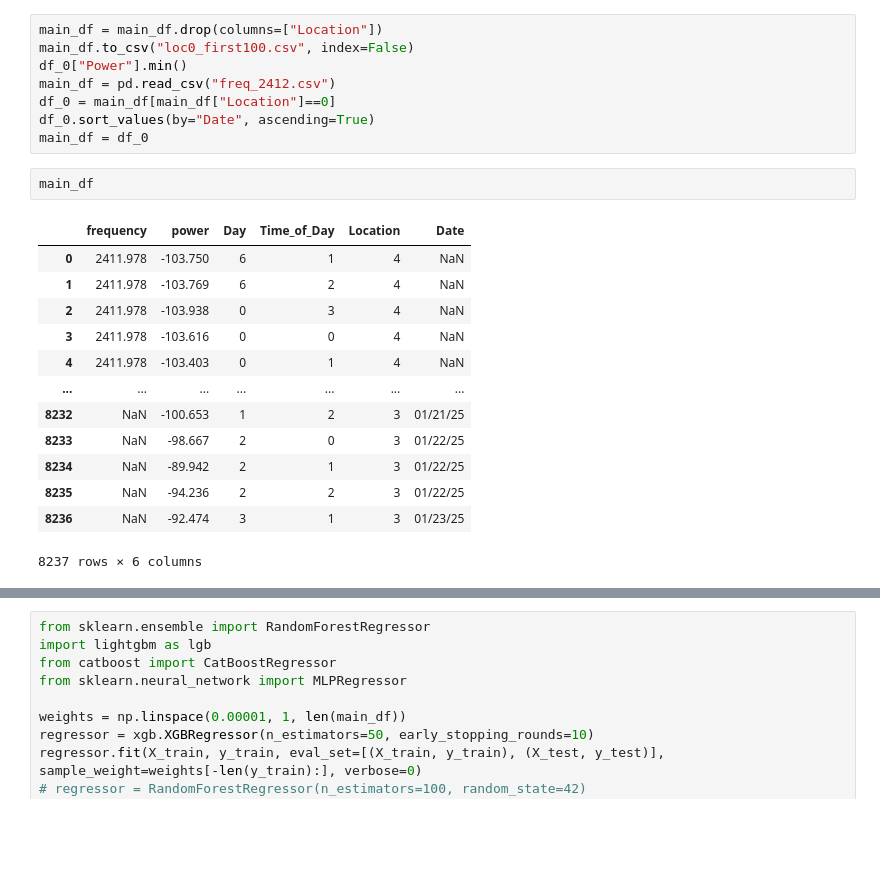
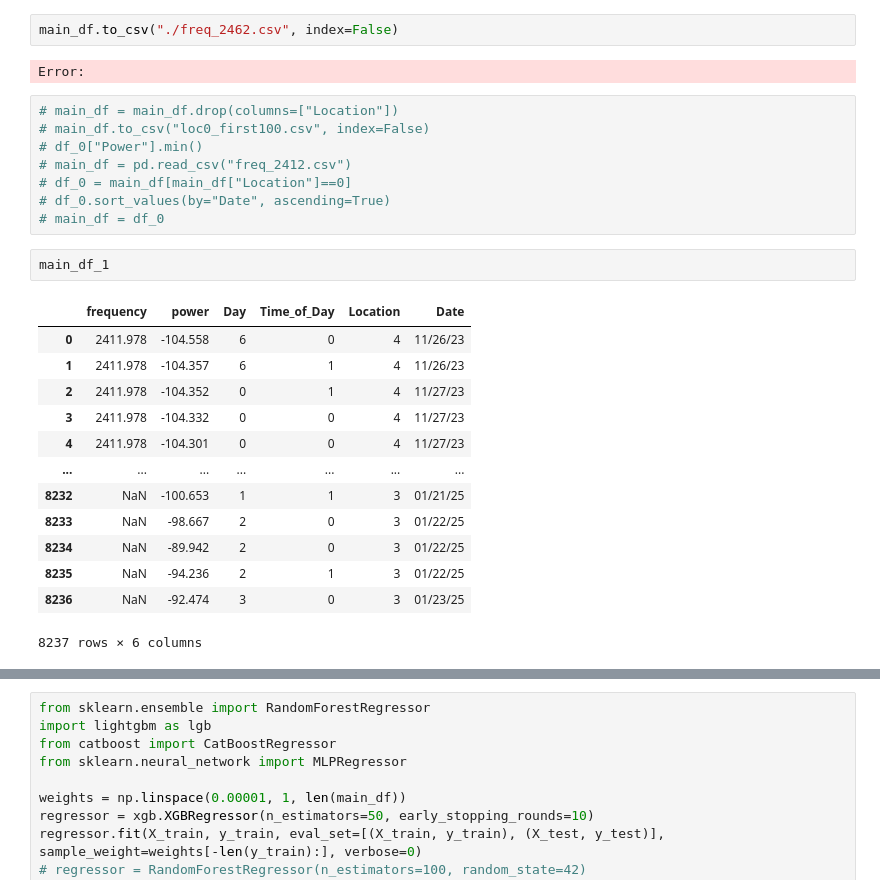
Before and after one commit to piyushinduja/Powder-Data, a Jupyter notebook: XGBoost.ipynb, the cells around one changed output, grey strips where cells are left out. Cells and saved outputs as stored; diff of their text form; blank space fills up the shorter version.

```diff
--- a/XGBoost.ipynb
+++ b/XGBoost.ipynb
@@ -83,24 +94,28 @@ main_df
+# %%
+main_df.to_csv("./freq_2462.csv", index=False)
+# %% [output]
+Error:
 # %%
-main_df = main_df.drop(columns=["Location"])
-main_df.to_csv("loc0_first100.csv", index=False)
-df_0["Power"].min()
-main_df = pd.read_csv("freq_2412.csv")
-df_0 = main_df[main_df["Location"]==0]
-df_0.sort_values(by="Date", ascending=True)
-main_df = df_0
+# main_df = main_df.drop(columns=["Location"])
+# main_df.to_csv("loc0_first100.csv", index=False)
+# df_0["Power"].min()
+# main_df = pd.read_csv("freq_2412.csv")
+# df_0 = main_df[main_df["Location"]==0]
+# df_0.sort_values(by="Date", ascending=True)
+# main_df = df_0
 # %%
-main_df
+main_df_1
 # %% [output]
 |  | frequency | power | Day | Time_of_Day | Location | Date |
-| 0 | 2411.978 | -103.750 | 6 | 1 | 4 | NaN |
-| 1 | 2411.978 | -103.769 | 6 | 2 | 4 | NaN |
-| 2 | 2411.978 | -103.938 | 0 | 3 | 4 | NaN |
-| 3 | 2411.978 | -103.616 | 0 | 0 | 4 | NaN |
-| 4 | 2411.978 | -103.403 | 0 | 1 | 4 | NaN |
+| 0 | 2411.978 | -104.558 | 6 | 0 | 4 | 11/26/23 |
+| 1 | 2411.978 | -104.357 | 6 | 1 | 4 | 11/26/23 |
+| 2 | 2411.978 | -104.352 | 0 | 1 | 4 | 11/27/23 |
+| 3 | 2411.978 | -104.332 | 0 | 0 | 4 | 11/27/23 |
+| 4 | 2411.978 | -104.301 | 0 | 0 | 4 | 11/27/23 |
 | ... | ... | ... | ... | ... | ... | ... |
-| 8232 | NaN | -100.653 | 1 | 2 | 3 | 01/21/25 |
+| 8232 | NaN | -100.653 | 1 | 1 | 3 | 01/21/25 |
 | 8233 | NaN | -98.667 | 2 | 0 | 3 | 01/22/25 |
-| 8234 | NaN | -89.942 | 2 | 1 | 3 | 01/22/25 |
-| 8235 | NaN | -94.236 | 2 | 2 | 3 | 01/22/25 |
-| 8236 | NaN | -92.474 | 3 | 1 | 3 | 01/23/25 |
+| 8234 | NaN | -89.942 | 2 | 0 | 3 | 01/22/25 |
+| 8235 | NaN | -94.236 | 2 | 1 | 3 | 01/22/25 |
+| 8236 | NaN | -92.474 | 3 | 0 | 3 | 01/23/25 |
 8237 rows × 6 columns
```
Also changed, not shown: parts of 17 cells of this notebook, 28 other files.
